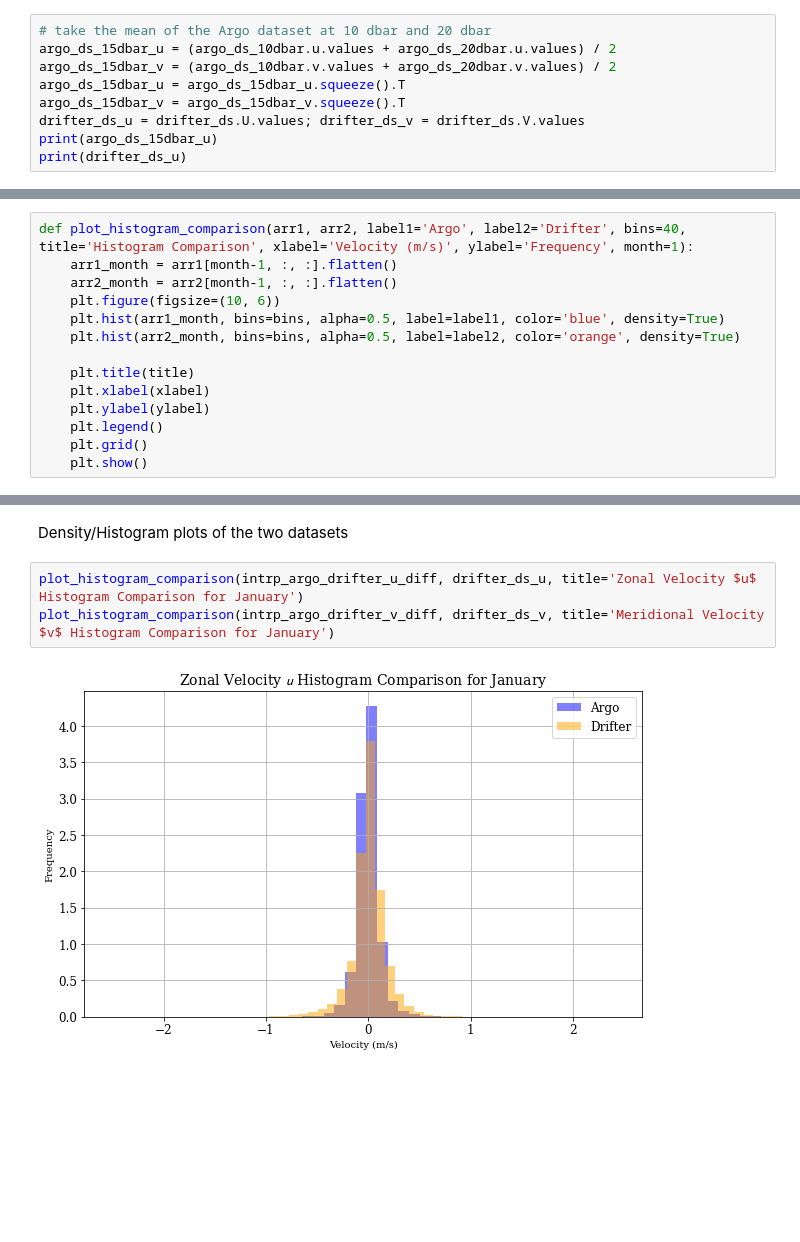
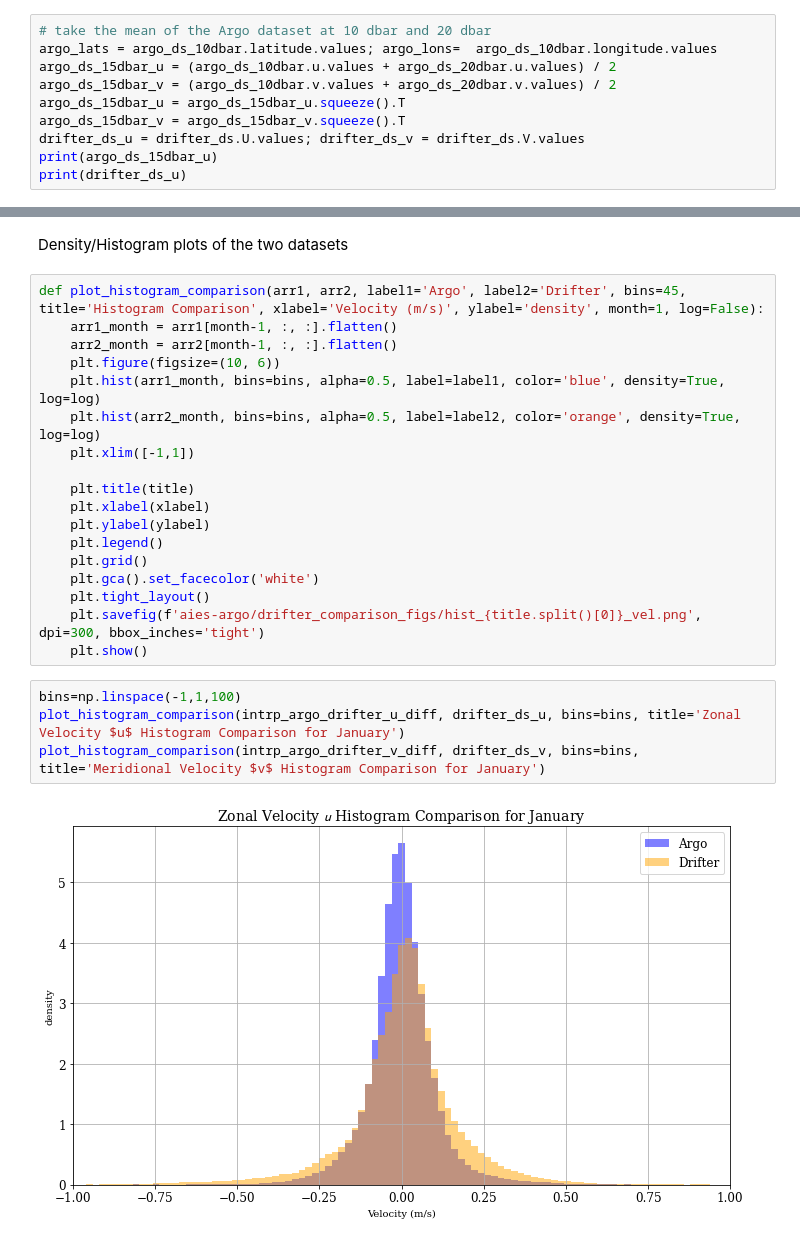
Before and after one commit to annabelwade/aies-argo, a Jupyter notebook: compare_drifter_argo_climatology.ipynb, the cells around one changed output, grey strips where cells are left out. Saved outputs shown, nothing was run; the diff lists cells and outputs as text; blank space fills up the shorter version.

```diff
--- a/compare_drifter_argo_climatology.ipynb
+++ b/compare_drifter_argo_climatology.ipynb
@@ -135,6 +143,7 @@ Drifter dataset longitude range after adjustment:  -179.875 179.875
 Argo dataset at 10 dbar longitude range:  -180.0 179.75
 # %%
 # take the mean of the Argo dataset at 10 dbar and 20 dbar
+argo_lats = argo_ds_10dbar.latitude.values; argo_lons=  argo_ds_10dbar.longitude.values
 argo_ds_15dbar_u = (argo_ds_10dbar.u.values + argo_ds_20dbar.u.values) / 2
 argo_ds_15dbar_v = (argo_ds_10dbar.v.values + argo_ds_20dbar.v.values) / 2
 argo_ds_15dbar_u = argo_ds_15dbar_u.squeeze().T
@@ -167,17 +172,3 @@ plt.rcParams.update(mpl_params(font_family='serif'))
-# %%
-def plot_histogram_comparison(arr1, arr2, label1='Argo', label2='Drifter', bins=40, title='Histogram Comparison', xlabel='Velocity (m/s)', ylabel='Frequency', month=1):
-    arr1_month = arr1[month-1, :, :].flatten()
-    arr2_month = arr2[month-1, :, :].flatten()
-    plt.figure(figsize=(10, 6))
-    plt.hist(arr1_month, bins=bins, alpha=0.5, label=label1, color='blue', density=True)
-    plt.hist(arr2_month, bins=bins, alpha=0.5, label=label2, color='orange', density=True)
-
-    plt.title(title)
-    plt.xlabel(xlabel)
-    plt.ylabel(ylabel)
-    plt.legend()
-    plt.grid()
-    plt.show()
 # %% [markdown]
 Interpolate the Argo data to the drifter locations using bilinear interpolation
 # %%
@@ -273,7 +329,26 @@ longitudes = drifter_ds.longitude.values
 # %% [markdown]
 Density/Histogram plots of the two datasets
+# %%
+def plot_histogram_comparison(arr1, arr2, label1='Argo', label2='Drifter', bins=45, title='Histogram Comparison', xlabel='Velocity (m/s)', ylabel='density', month=1, log=False):
+    arr1_month = arr1[month-1, :, :].flatten()
+    arr2_month = arr2[month-1, :, :].flatten()
+    plt.figure(figsize=(10, 6))
+    plt.hist(arr1_month, bins=bins, alpha=0.5, label=label1, color='blue', density=True, log=log)
+    plt.hist(arr2_month, bins=bins, alpha=0.5, label=label2, color='orange', density=True, log=log)
+    plt.xlim([-1,1])
+
+    plt.title(title)
+    plt.xlabel(xlabel)
+    plt.ylabel(ylabel)
+    plt.legend()
+    plt.grid()
+    plt.gca().set_facecolor('white')
+    plt.tight_layout()
+    plt.savefig(f'aies-argo/drifter_comparison_figs/hist_{title.split()[0]}_vel.png', dpi=300, bbox_inches='tight')
+    plt.show()
 # %%
-plot_histogram_comparison(intrp_argo_drifter_u_diff, drifter_ds_u, title='Zonal Velocity $u$ Histogram Comparison for January')
-plot_histogram_comparison(intrp_argo_drifter_v_diff, drifter_ds_v, title='Meridional Velocity $v$ Histogram Comparison for January')
+bins=np.linspace(-1,1,100)
+plot_histogram_comparison(intrp_argo_drifter_u_diff, drifter_ds_u, bins=bins, title='Zonal Velocity $u$ Histogram Comparison for January')
+plot_histogram_comparison(intrp_argo_drifter_v_diff, drifter_ds_v, bins=bins, title='Meridional Velocity $v$ Histogram Comparison for January')
 # %% [output]
-[figure, old version]
+[figure, new version]
```
Also changed, not shown: parts of 16 cells of this notebook.
